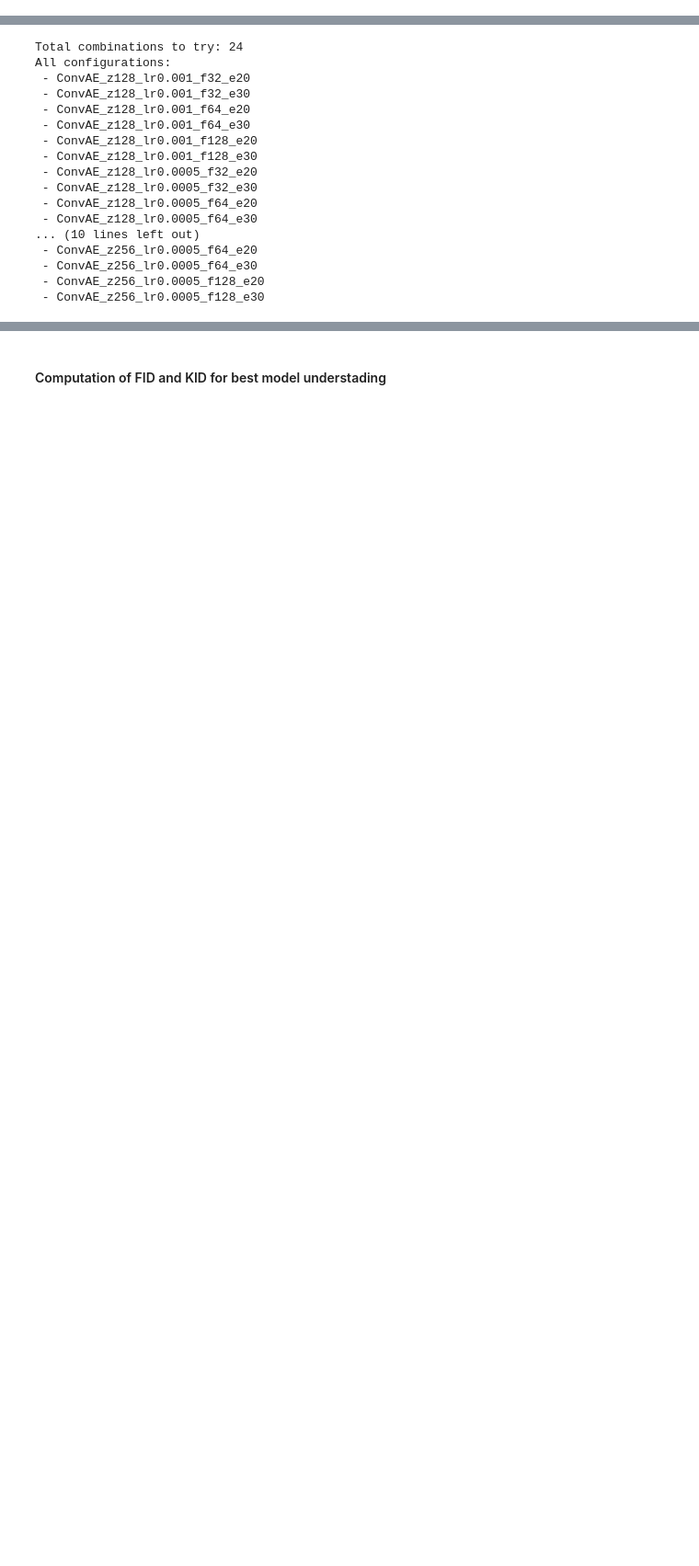
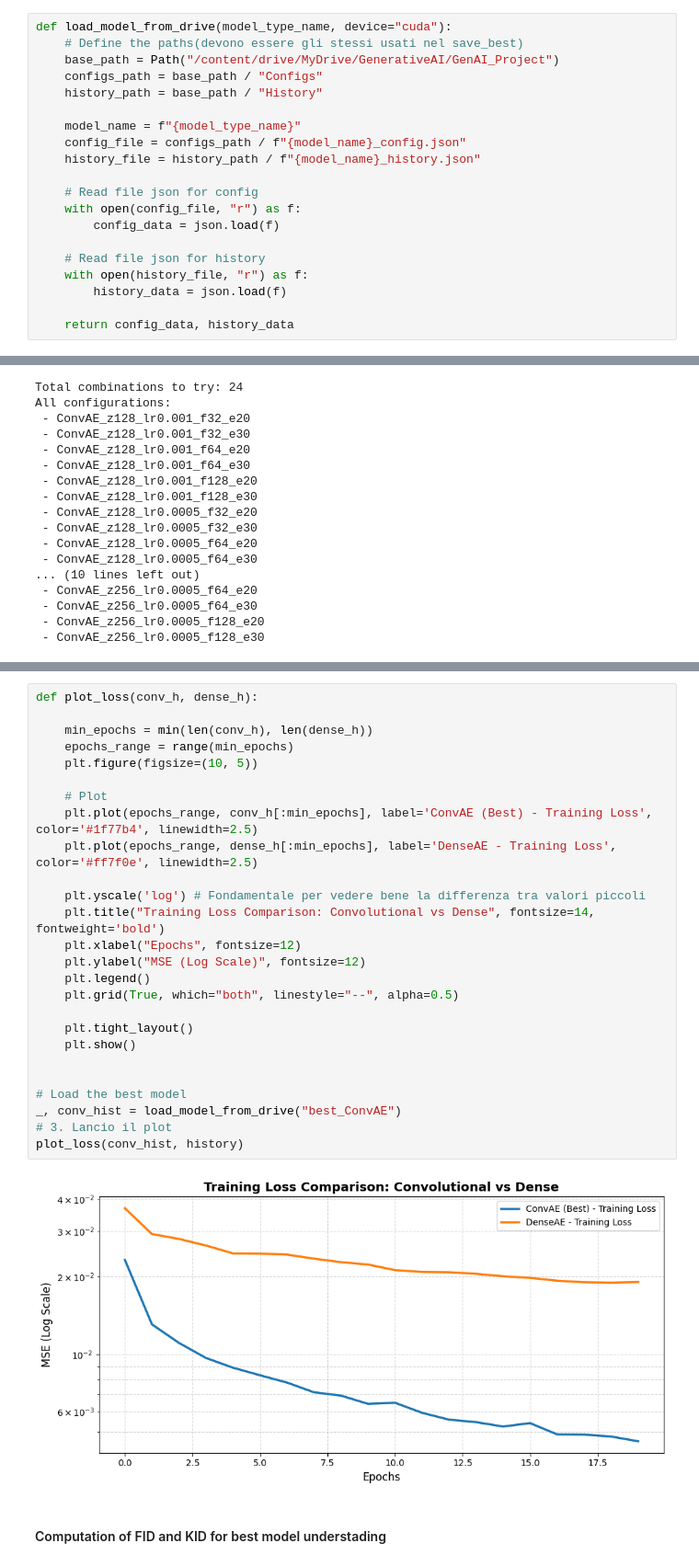
Before and after one commit to Tuco711/GenAI_Project, a Jupyter notebook: TP1-alunos-src-only/student_start_pack/ArtBench10_Student_Start_Pack.ipynb, the cells around one changed output, grey strips where cells are left out. Shown at 92% size. Saved outputs shown, nothing was run; the diff lists cells and outputs as text; blank space fills up the shorter version.

```diff
--- a/TP1-alunos-src-only/student_start_pack/ArtBench10_Student_Start_Pack.ipynb
+++ b/TP1-alunos-src-only/student_start_pack/ArtBench10_Student_Start_Pack.ipynb
@@ -555,0 +570,20 @@ def save_best(model_type_name, weights, history, config):
+# %%
+def load_model_from_drive(model_type_name, device="cuda"):
+    # Define the paths(devono essere gli stessi usati nel save_best)
+    base_path = Path("/content/drive/MyDrive/GenerativeAI/GenAI_Project")
+    configs_path = base_path / "Configs"
+    history_path = base_path / "History"
+
+    model_name = f"{model_type_name}"
+    config_file = configs_path / f"{model_name}_config.json"
+    history_file = history_path / f"{model_name}_history.json"
+
+    # Read file json for config
+    with open(config_file, "r") as f:
+        config_data = json.load(f)
+
+    # Read file json for history
+    with open(history_file, "r") as f:
+        history_data = json.load(f)
+
+    return config_data, history_data
@@ -973,3 +1047,31 @@ History: /content/drive/MyDrive/GenerativeAI/GenAI_Project/History
+# %%
+def plot_loss(conv_h, dense_h):
+
+    min_epochs = min(len(conv_h), len(dense_h))
+    epochs_range = range(min_epochs)
+    plt.figure(figsize=(10, 5))
+
+    # Plot
+    plt.plot(epochs_range, conv_h[:min_epochs], label='ConvAE (Best) - Training Loss', color='#1f77b4', linewidth=2.5)
+    plt.plot(epochs_range, dense_h[:min_epochs], label='DenseAE - Training Loss', color='#ff7f0e', linewidth=2.5)
+
+    plt.yscale('log') # Fondamentale per vedere bene la differenza tra valori piccoli
+    plt.title("Training Loss Comparison: Convolutional vs Dense", fontsize=14, fontweight='bold')
+    plt.xlabel("Epochs", fontsize=12)
+    plt.ylabel("MSE (Log Scale)", fontsize=12)
+    plt.legend()
+    plt.grid(True, which="both", linestyle="--", alpha=0.5)
+
+    plt.tight_layout()
+    plt.show()
+
+
+# Load the best model
+_, conv_hist = load_model_from_drive("best_ConvAE")
+# 3. Lancio il plot
+plot_loss(conv_hist, history)
+# %% [output]
+[figure, added]
 # %% [markdown]
 #### Computation of FID and KID for best model understading
 # %%
```
Also changed, not shown: parts of 36 cells of this notebook, 1 other file.
